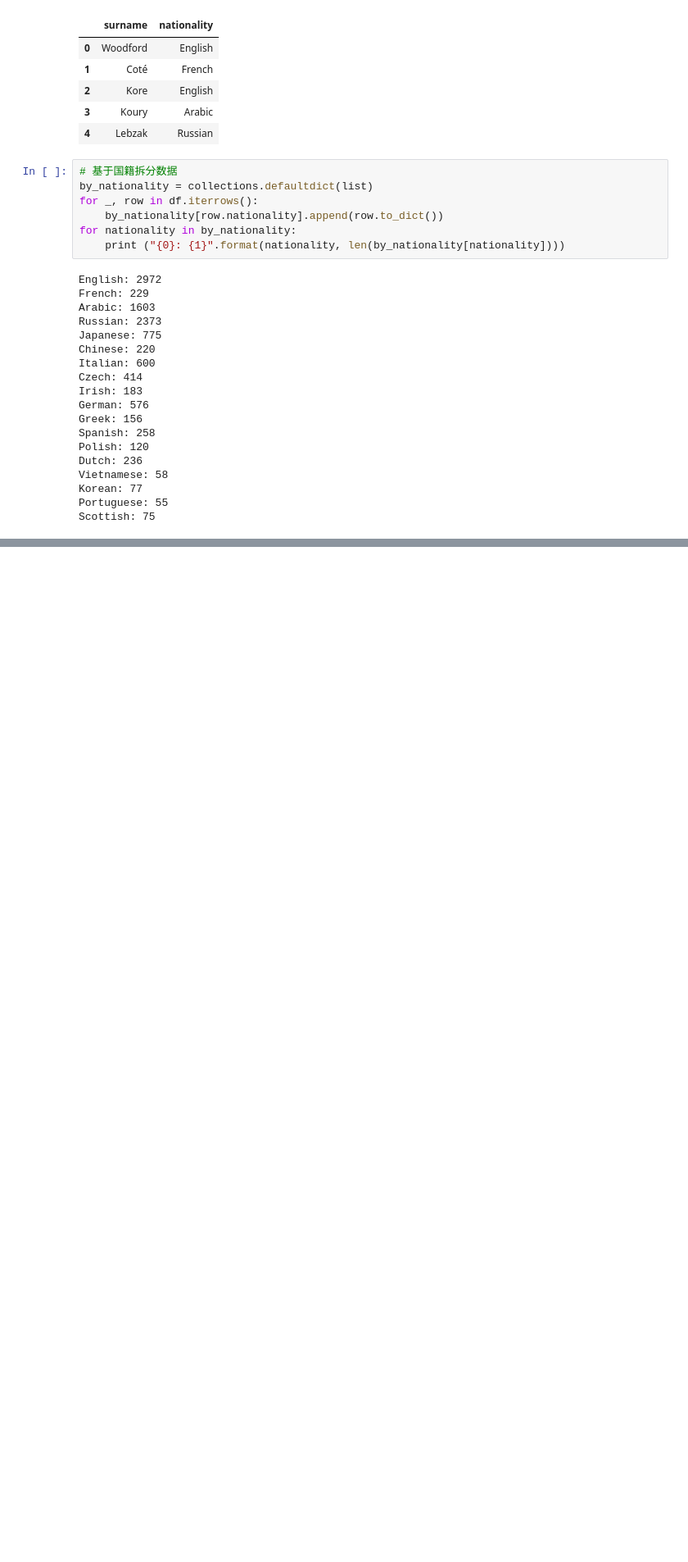
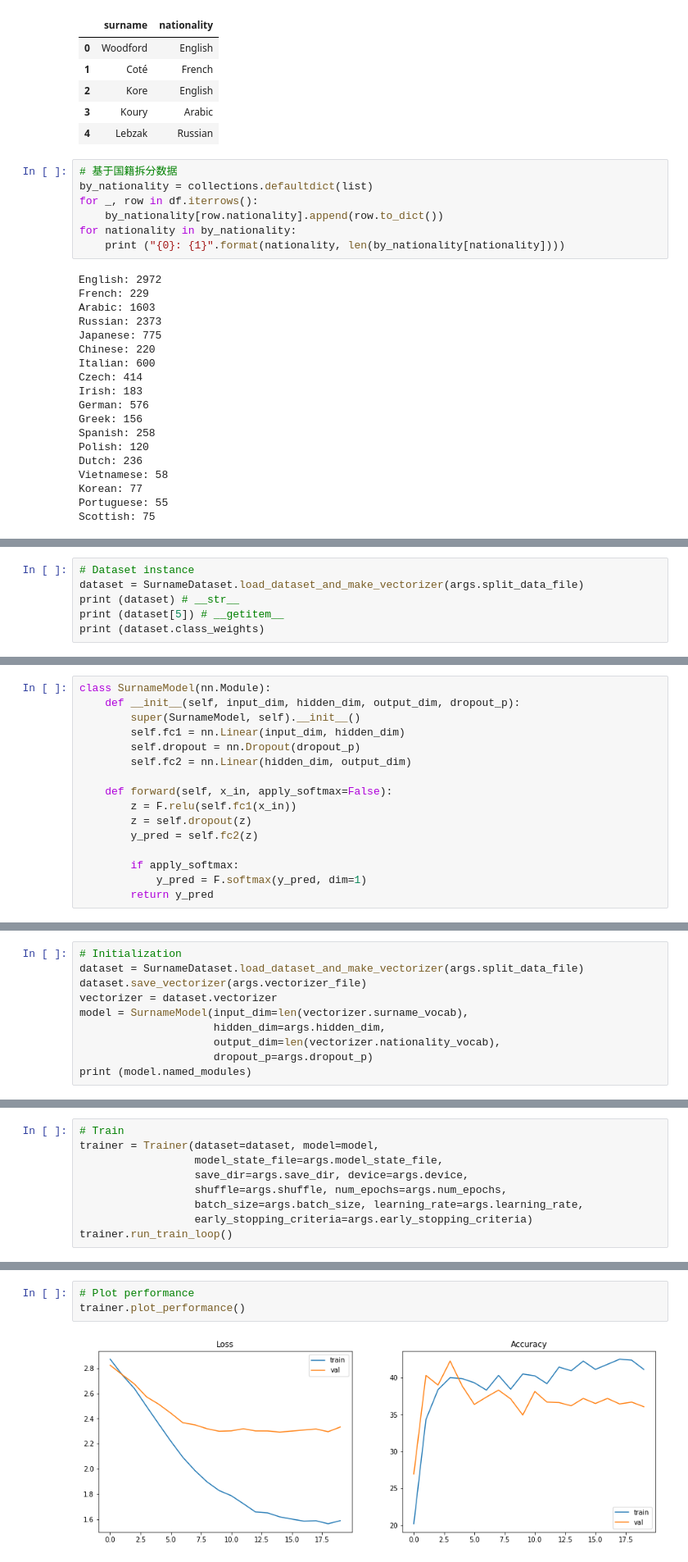
Before and after one commit to haokeliu/colaboratory, a Jupyter notebook: DeepLearn_Notes/面向对象的机器学习.ipynb, the cells around one changed output, grey strips where cells are left out. Shown: that part at 82% size. Drawn from its saved outputs; the diff is of its cells as text; blank space fills up the shorter version.

```diff
--- a/DeepLearn_Notes/面向对象的机器学习.ipynb
+++ b/DeepLearn_Notes/面向对象的机器学习.ipynb
@@ -123,0 +371,6 @@ Scottish: 75
+# %%
+# Dataset instance
+dataset = SurnameDataset.load_dataset_and_make_vectorizer(args.split_data_file)
+print (dataset) # __str__
+print (dataset[5]) # __getitem__
+print (dataset.class_weights)
@@ -123,0 +386,16 @@ Scottish: 75
+# %%
+class SurnameModel(nn.Module):
+    def __init__(self, input_dim, hidden_dim, output_dim, dropout_p):
+        super(SurnameModel, self).__init__()
+        self.fc1 = nn.Linear(input_dim, hidden_dim)
+        self.dropout = nn.Dropout(dropout_p)
+        self.fc2 = nn.Linear(hidden_dim, output_dim)
+
+    def forward(self, x_in, apply_softmax=False):
+        z = F.relu(self.fc1(x_in))
+        z = self.dropout(z)
+        y_pred = self.fc2(z)
+
+        if apply_softmax:
+            y_pred = F.softmax(y_pred, dim=1)
+        return y_pred
@@ -123,0 +600,10 @@ Scottish: 75
+# %%
+# Initialization
+dataset = SurnameDataset.load_dataset_and_make_vectorizer(args.split_data_file)
+dataset.save_vectorizer(args.vectorizer_file)
+vectorizer = dataset.vectorizer
+model = SurnameModel(input_dim=len(vectorizer.surname_vocab),
+                     hidden_dim=args.hidden_dim,
+                     output_dim=len(vectorizer.nationality_vocab),
+                     dropout_p=args.dropout_p)
+print (model.named_modules)
@@ -123,0 +616,9 @@ Scottish: 75
+# %%
+# Train
+trainer = Trainer(dataset=dataset, model=model,
+                  model_state_file=args.model_state_file,
+                  save_dir=args.save_dir, device=args.device,
+                  shuffle=args.shuffle, num_epochs=args.num_epochs,
+                  batch_size=args.batch_size, learning_rate=args.learning_rate,
+                  early_stopping_criteria=args.early_stopping_criteria)
+trainer.run_train_loop()
@@ -123,0 +646,5 @@ Scottish: 75
+# %%
+# Plot performance
+trainer.plot_performance()
+# %% [output]
+[figure, added]
```
Also changed, not shown: parts of 22 cells of this notebook.
